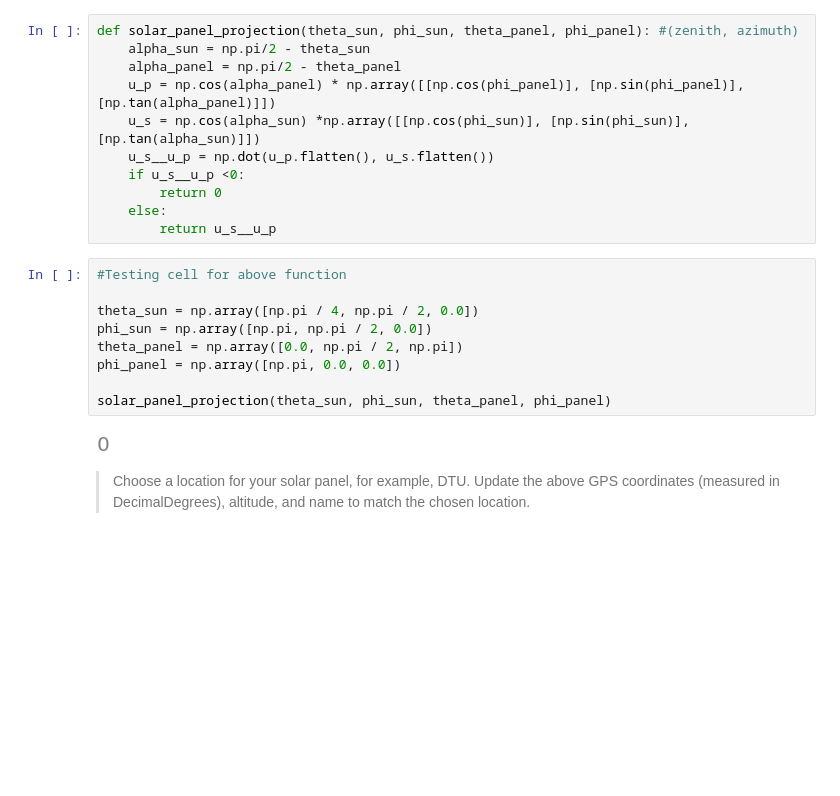
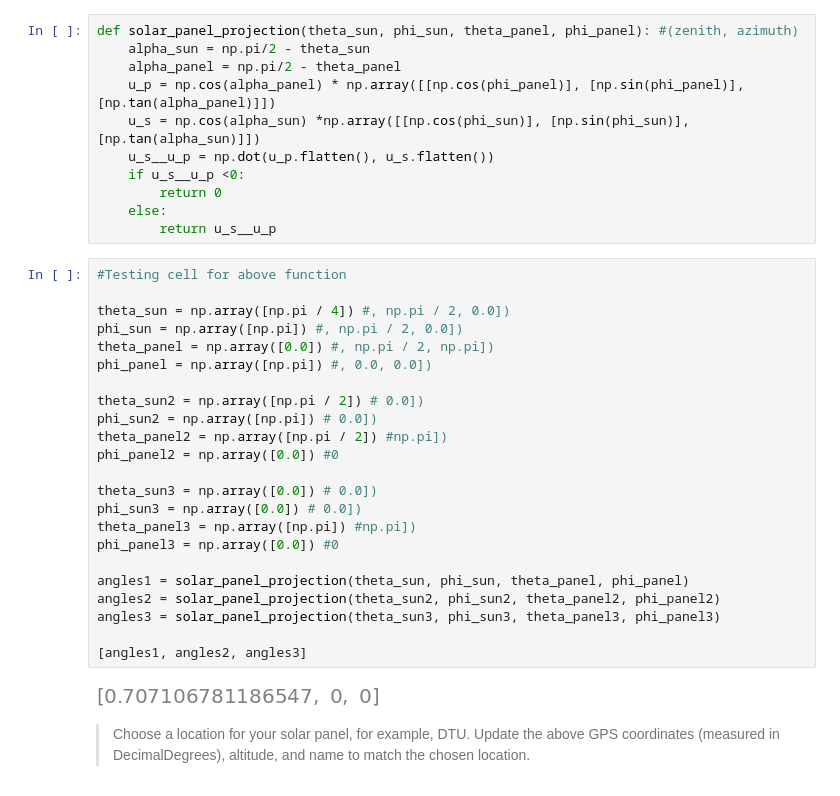
Before and after one commit to Romultra/Ultra-solar-panels, a Jupyter notebook: Questions.ipynb, the cells around one changed output. Cells and saved outputs as stored; diff of their text form; blank space fills up the shorter version.

Commit message:
solar panel proj numpy function

```diff
--- a/Questions.ipynb
+++ b/Questions.ipynb
@@ -125,14 +125,28 @@ def solar_panel_projection(theta_sun, phi_sun, theta_panel, phi_panel): #(zenith
 # %%
 #Testing cell for above function
 
-theta_sun = np.array([np.pi / 4, np.pi / 2, 0.0])
-phi_sun = np.array([np.pi, np.pi / 2, 0.0])
-theta_panel = np.array([0.0, np.pi / 2, np.pi])
-phi_panel = np.array([np.pi, 0.0, 0.0])
+theta_sun = np.array([np.pi / 4]) #, np.pi / 2, 0.0])
+phi_sun = np.array([np.pi]) #, np.pi / 2, 0.0])
+theta_panel = np.array([0.0]) #, np.pi / 2, np.pi])
+phi_panel = np.array([np.pi]) #, 0.0, 0.0])
 
-solar_panel_projection(theta_sun, phi_sun, theta_panel, phi_panel)
+theta_sun2 = np.array([np.pi / 2]) # 0.0])
+phi_sun2 = np.array([np.pi]) # 0.0])
+theta_panel2 = np.array([np.pi / 2]) #np.pi])
+phi_panel2 = np.array([0.0]) #0
+
+theta_sun3 = np.array([0.0]) # 0.0])
+phi_sun3 = np.array([0.0]) # 0.0])
+theta_panel3 = np.array([np.pi]) #np.pi])
+phi_panel3 = np.array([0.0]) #0
+
+angles1 = solar_panel_projection(theta_sun, phi_sun, theta_panel, phi_panel)
+angles2 = solar_panel_projection(theta_sun2, phi_sun2, theta_panel2, phi_panel2)
+angles3 = solar_panel_projection(theta_sun3, phi_sun3, theta_panel3, phi_panel3)
+
+[angles1, angles2, angles3]
 # %% [output]
-[figure, old version]
+[figure, new version]
 # %% [markdown]
 > Choose a location for your solar panel, for example, DTU. Update the above GPS coordinates (measured in DecimalDegrees), altitude, and name to match the chosen location.
 # %% [markdown]
```
